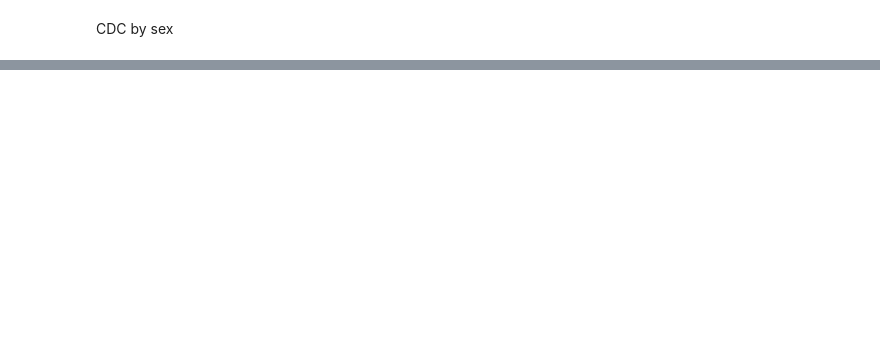
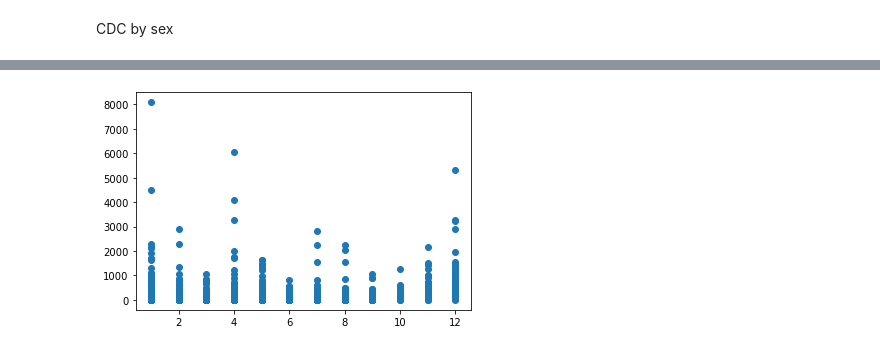
Before and after one commit to jenniecinelli/project_one, a Jupyter notebook: jennie cleaning notebook.ipynb, the cells around one changed output, grey strips where cells are left out. Saved outputs shown, nothing was run; the diff lists cells and outputs as text; code cells hidden in the pictures; blank space fills up the shorter version.

```diff
--- a/jennie cleaning notebook.ipynb
+++ b/jennie cleaning notebook.ipynb
@@ -316,0 +140,3 @@ sex_data.to_csv("Folder2/sex_data_clean.csv", index=False, header=True)
+# %%
+sex_data = pd.read_csv("Folder2/sex-data.csv")
+sex_data
@@ -316,0 +157,17 @@ sex_data.to_csv("Folder2/sex_data_clean.csv", index=False, header=True)
+# %%
+filtered_data = sex_data.loc[sex_data['Sex']=='Female']
+filtered_male = sex_data.loc[sex_data['Sex']=='Male']
+
+y_axis = []
+y_axis = filtered_data['COVID-19 Deaths'].tolist()
+#male_sum = filtered_male['COVID-19 Deaths'].sum()
+
+x_axis = []
+x_axis = filtered_data['Month'].tolist()
+
+#x_axis_data = ['Female', 'Male']
+
+plt.scatter(x_axis, y_axis)
+plt.show()
+# %% [output]
+[figure, added]
```
Also changed, not shown: parts of 50 cells of this notebook, 7 other files.
